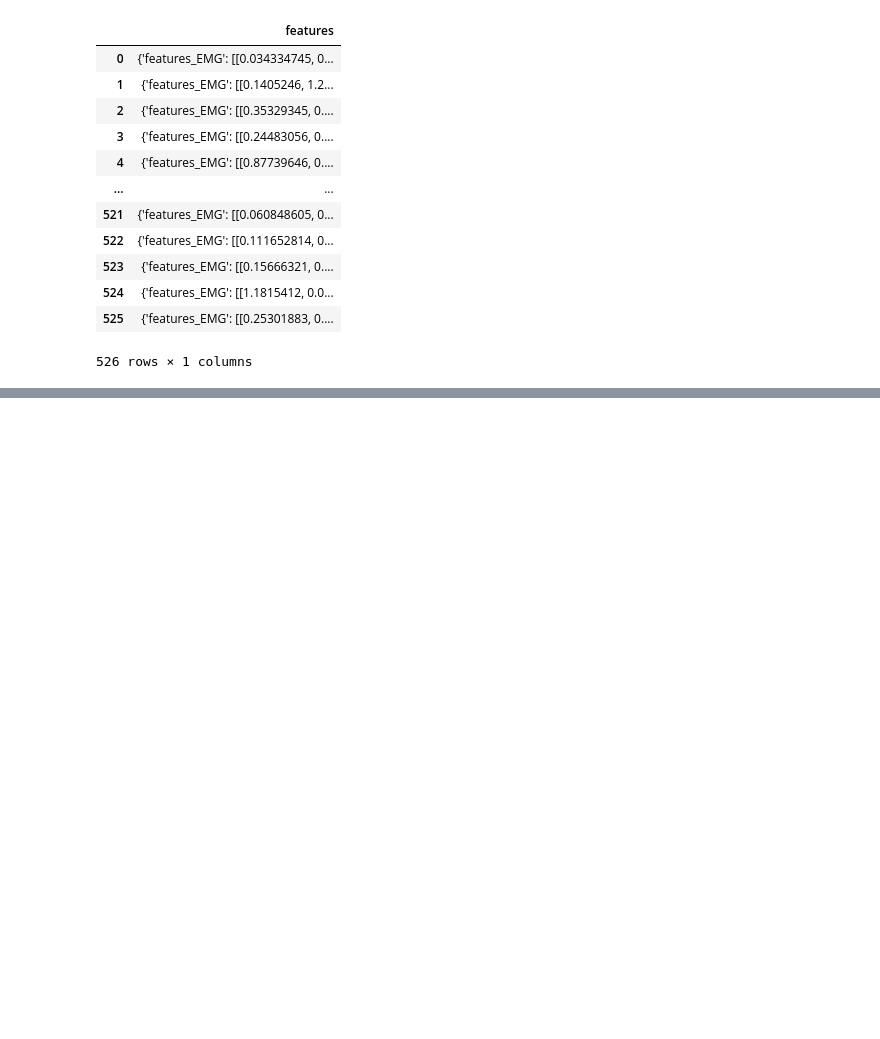
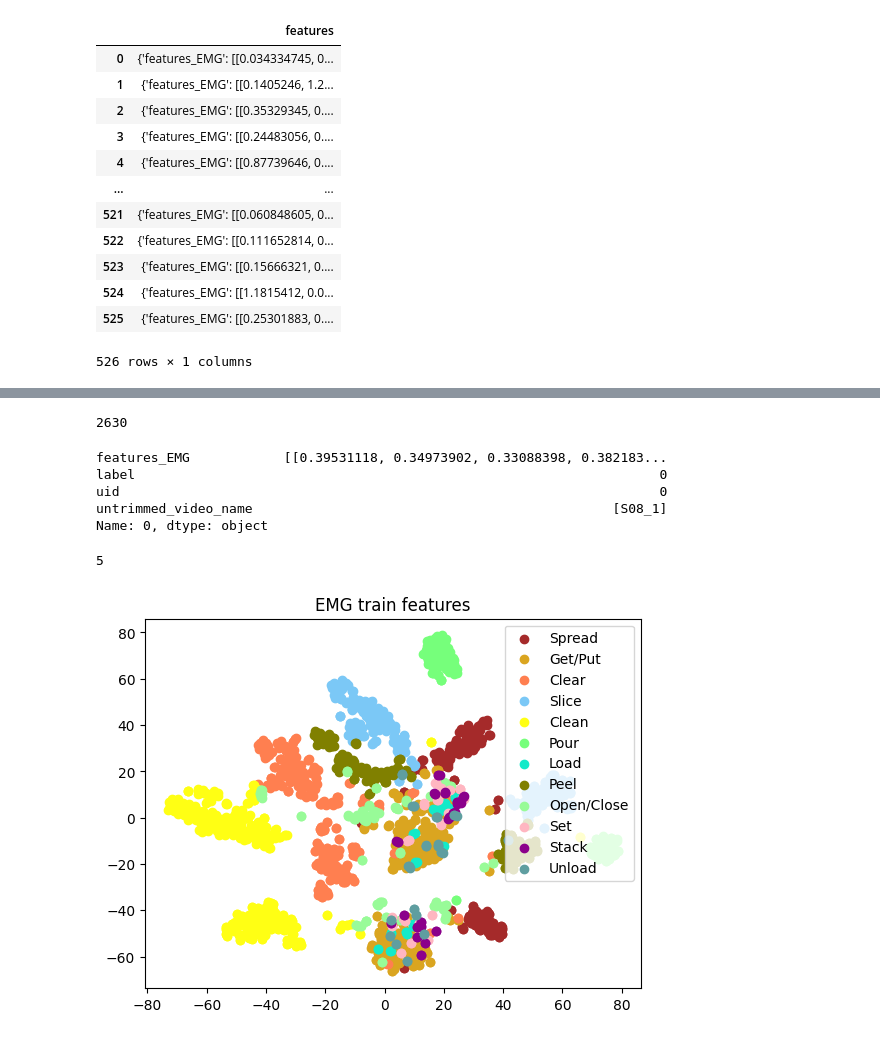
Before and after one commit to gabbiurlaro/aml22-ego, a Jupyter notebook: augment_datset.ipynb, the cells around one changed output, grey strips where cells are left out. Cells and saved outputs as stored; diff of their text form; code cells hidden in the pictures; blank space fills up the shorter version.

```diff
--- a/augment_datset.ipynb
+++ b/augment_datset.ipynb
@@ -359,0 +332,37 @@ TypeError: ignored
+# %%
+ts = ['WD-MW', 'MW', 'WD', 'MW-WD']
+data_augmented_train = []
+for i in range(4):
+  data_augmented_train.append(pd.read_pickle('/content/aml22-ego/saved_features/aug/ActionNet_augmented_clips_'+ ts[i]+'_train.pkl'))
+data_original = pd.read_pickle('saved_features/ACTIONNET_EMG/EMG_no-clip_ActionNet_train.pkl')
+data = pd.DataFrame(data_augmented_train[3]['features'] +data_augmented_train[2]['features']+
+                   data_augmented_train[1]['features'] +
+                    data_augmented_train[0]['features'] + data_original['features'])
+len(data)
+# %% [output]
+2630
+# %%
+data.iloc[0]
+# %% [output]
+features_EMG            [[0.39531118, 0.34973902, 0.33088398, 0.382183...
+label                                                                   0
+uid                                                                     0
+untrimmed_video_name                                              [S08_1]
+Name: 0, dtype: object
+# %%
+# plot emg features
+print(len(data.iloc[0]['features_EMG']))
+features = np.array([data.iloc[i].features_EMG[num_clips//2] for i in range(len(data))])
+reduced = TSNE().fit_transform(features)
+data['x'] = reduced[:, 0]
+data['y'] = reduced[:, 1]
+for i in range(12): # ek has 8 classes
+    filtered = data[data["label"] == i]
+    # compute the central frame
+    plt.scatter(filtered['x'], filtered['y'], c=colors['AN'][i], label=labels['AN'][i])
+plt.legend()
+plt.title('EMG train features')
+plt.show()
+# %% [output]
+5
+[figure, added]
```
Also changed, not shown: parts of 16 cells of this notebook.
